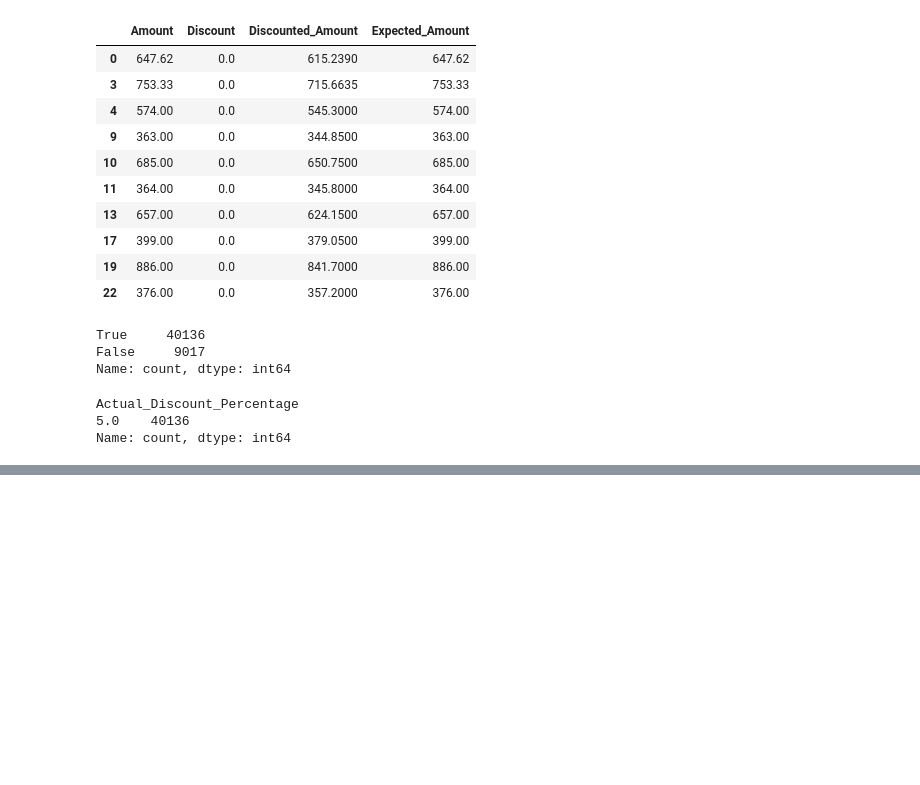
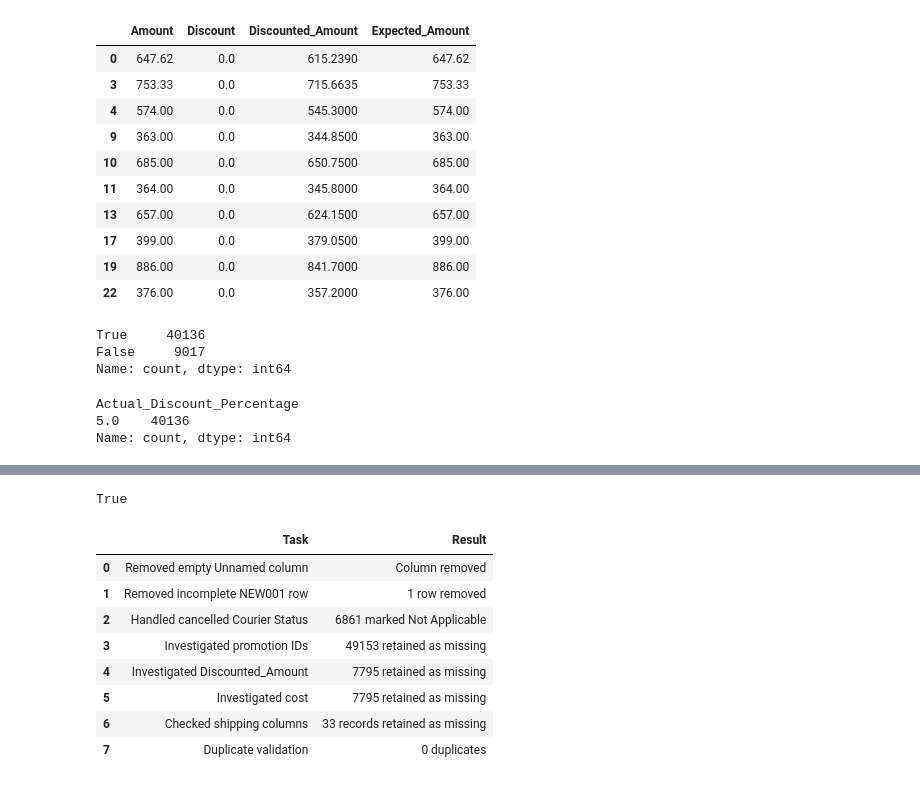
Before and after one commit to Bittukrrsharmaa/amzon-data-, a Jupyter notebook: Untitled.ipynb, the cells around one changed output, grey strips where cells are left out. Saved outputs shown, nothing was run; the diff lists cells and outputs as text; code cells hidden in the pictures; blank space fills up the shorter version.

```diff
--- a/Untitled.ipynb
+++ b/Untitled.ipynb
@@ -1910,0 +2052,43 @@ Name: count, dtype: int64
+# %%
+df["Discounted_Amount"].isnull().equals(
+    df["cost"].isnull()
+)
+# %% [output]
+True
+# %%
+cleaning_summary = pd.DataFrame({
+    "Task": [
+        "Removed empty Unnamed column",
+        "Removed incomplete NEW001 row",
+        "Handled cancelled Courier Status",
+        "Investigated promotion IDs",
+        "Investigated Discounted_Amount",
+        "Investigated cost",
+        "Checked shipping columns",
+        "Duplicate validation"
+
+    ],
+    "Result": [
+        "Column removed",
+        "1 row removed",
+        "6861 marked Not Applicable",
+        "49153 retained as missing",
+        "7795 retained as missing",
+        "7795 retained as missing",
+        "33 records retained as missing",
+        "0 duplicates"
+
+    ]
+})
+
+cleaning_summary
+# %% [output]
+|  | Task | Result |
+| 0 | Removed empty Unnamed column | Column removed |
+| 1 | Removed incomplete NEW001 row | 1 row removed |
+| 2 | Handled cancelled Courier Status | 6861 marked Not Applicable |
+| 3 | Investigated promotion IDs | 49153 retained as missing |
+| 4 | Investigated Discounted_Amount | 7795 retained as missing |
+| 5 | Investigated cost | 7795 retained as missing |
+| 6 | Checked shipping columns | 33 records retained as missing |
+| 7 | Duplicate validation | 0 duplicates |
```
Also changed, not shown: parts of 41 cells of this notebook.
